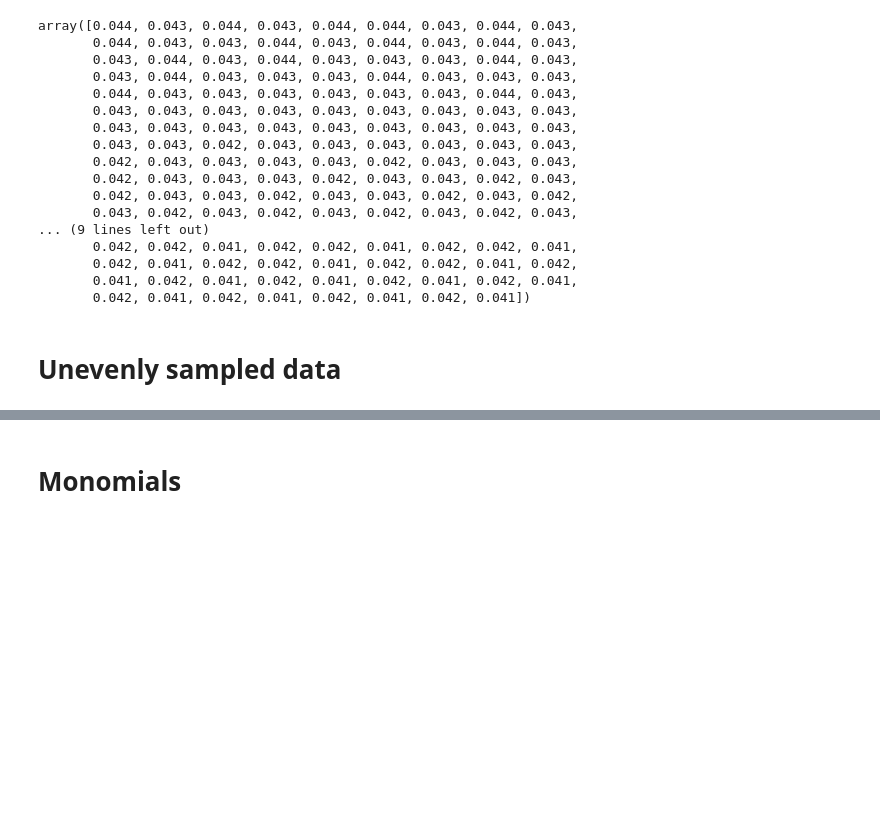
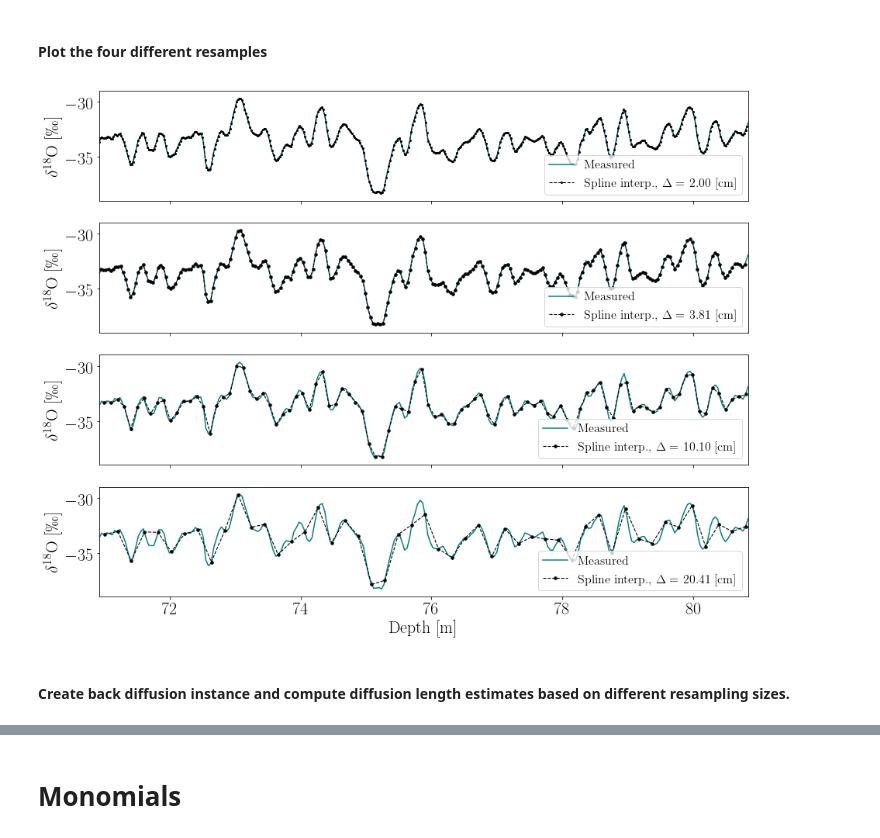
Before and after one commit to TheaQG/AWI_Bcores_Analysis, a Jupyter notebook: Code_For_Figures/Figures5_ComputationalMethods.ipynb, the cells around one changed output, grey strips where cells are left out. Cells and saved outputs as stored; diff of their text form; code cells hidden in the pictures; blank space fills up the shorter version.

```diff
--- a/Code_For_Figures/Figures5_ComputationalMethods.ipynb
+++ b/Code_For_Figures/Figures5_ComputationalMethods.ipynb
@@ -124,22 +141,31 @@ ax.legend(fontsize=18)
-# %%
-np.diff(depth_LT)
-# %% [output]
-array([0.044, 0.043, 0.044, 0.043, 0.044, 0.044, 0.043, 0.044, 0.043,
-       0.044, 0.043, 0.043, 0.044, 0.043, 0.044, 0.043, 0.044, 0.043,
-       0.043, 0.044, 0.043, 0.044, 0.043, 0.043, 0.043, 0.044, 0.043,
-       0.043, 0.044, 0.043, 0.043, 0.043, 0.044, 0.043, 0.043, 0.043,
-       0.044, 0.043, 0.043, 0.043, 0.043, 0.043, 0.043, 0.044, 0.043,
-       0.043, 0.043, 0.043, 0.043, 0.043, 0.043, 0.043, 0.043, 0.043,
-       0.043, 0.043, 0.043, 0.043, 0.043, 0.043, 0.043, 0.043, 0.043,
-       0.043, 0.043, 0.042, 0.043, 0.043, 0.043, 0.043, 0.043, 0.043,
-       0.042, 0.043, 0.043, 0.043, 0.043, 0.042, 0.043, 0.043, 0.043,
-       0.042, 0.043, 0.043, 0.043, 0.042, 0.043, 0.043, 0.042, 0.043,
-       0.042, 0.043, 0.043, 0.042, 0.043, 0.043, 0.042, 0.043, 0.042,
-       0.043, 0.042, 0.043, 0.042, 0.043, 0.042, 0.043, 0.042, 0.043,
-... (9 lines left out)
-       0.042, 0.042, 0.041, 0.042, 0.042, 0.041, 0.042, 0.042, 0.041,
-       0.042, 0.041, 0.042, 0.042, 0.041, 0.042, 0.042, 0.041, 0.042,
-       0.041, 0.042, 0.041, 0.042, 0.041, 0.042, 0.041, 0.042, 0.041,
-       0.042, 0.041, 0.042, 0.041, 0.042, 0.041, 0.042, 0.041])
-# %% [markdown]
-# Unevenly sampled data
+# %%
+saveFigs = True
+# %% [markdown]
+#### Plot the four different resamples
+# %%
+fig, ax = plt.subplots(4,1,figsize=(15,12), sharex=True)
+
+ax[0].plot(depth_LT, d18O_LT, '-', lw=1.5, c='teal', label='Measured')
+ax[0].plot(d1, x1, '--', marker='.', c='k', ms=4, lw=1.1, label=f'Spline interp., $\Delta = $ {(d1[1]-d1[0])*100:.2f} [cm]')
+
+ax[1].plot(depth_LT, d18O_LT, '-', lw=1.5, c='teal', label='Measured')
+#ax.plot(d, x, '.', marker='.', markeredgecolor='k', ms=10,lw=1.2, label=f'Cubic spline interpolated\n$\Delta = ${delta*100:.2f} [cm]', c='blue', alpha=0.8)
+ax[1].plot(d, x, '--', marker='.', c='k', lw=1.1, ms=7, label=f'Spline interp., $\Delta = $ {(d[1]-d[0])*100:.2f} [cm]')
+
+ax[2].plot(depth_LT, d18O_LT, '-', lw=1.5, c='teal', label='Measured')
+ax[2].plot(d2, x2, '--', marker='.', c='k', lw=1.1, ms=7, label=f'Spline interp., $\Delta = $ {(d2[1]-d2[0])*100:.2f} [cm]')
+
+ax[3].plot(depth_LT, d18O_LT, '-', lw=1.5, c='teal', label='Measured')
+ax[3].plot(d3, x3, '--', marker='.', c='k',lw=1.1, ms=7, label=f'Spline interp., $\Delta = $ {(d3[1]-d3[0])*100:.2f} [cm]')
+ax[3].set(xlabel='Depth [m]')
+for i in range(4):
+    ax[i].set(xlim=(min(depth_LT), max(depth_LT)), ylim=(-39,-29), ylabel='$\delta^{18}$O [\permil]')
+    ax[i].legend(fontsize=16)
+#ax.legend(fontsize=18)
+
+if saveFigs:
+    fig.savefig('../../WrittenWork/Figures/'+site+'_MultiSplineInterp.png', bbox_inches='tight')
+# %% [output]
+[figure, added]
+# %% [markdown]
+#### Create back diffusion instance and compute diffusion length estimates based on different resampling sizes.
```
Also changed, not shown: parts of 34 cells of this notebook, 2 other files.
